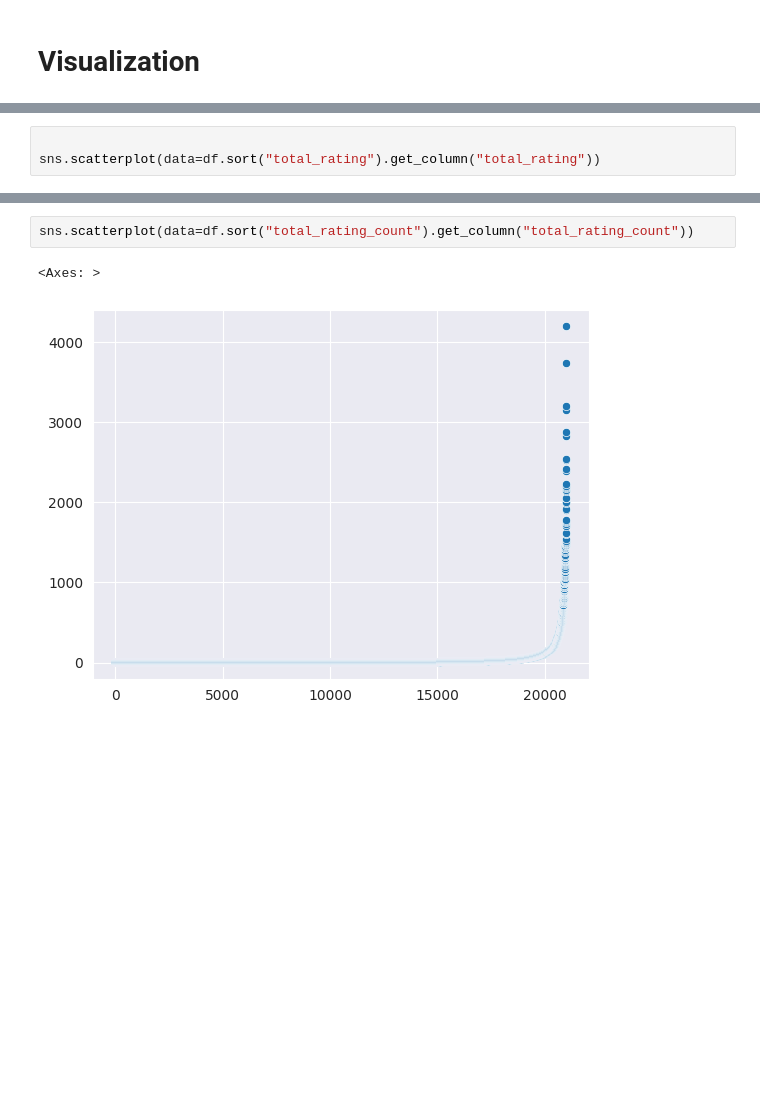
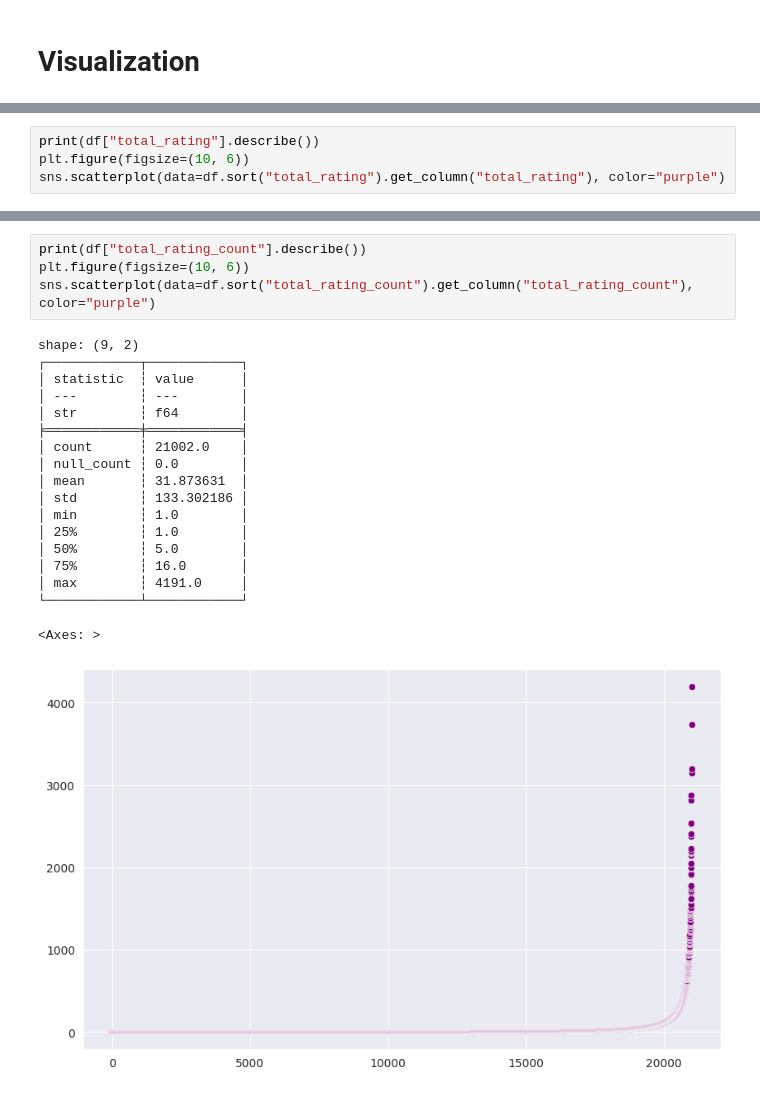
Before and after one commit to anekil/game-on, a Jupyter notebook: backend/website/recommendation/data_overview.ipynb, the cells around one changed output, grey strips where cells are left out. Drawn from its saved outputs; the diff is of its cells as text; blank space fills up the shorter version.

```diff
--- a/backend/website/recommendation/data_overview.ipynb
+++ b/backend/website/recommendation/data_overview.ipynb
@@ -314,6 +52,7 @@ shape: (1, 9)
 | str | str | str | i64 | i64 | list[str] | list[str] | list[str] | list[str] |
 | "Dota 2" | "Dota 2 is a mu… | "Each match of … | 85 | 568 | ["Strategy", "MOBA"] | ["Action", "Fantasy", "Warfare"] | ["ghosts", "bloody", … "the game ... | ["Multiplayer", "Co-operative"] |
 # %%
-
-sns.scatterplot(data=df.sort("total_rating").get_column("total_rating"))
+print(df["total_rating"].describe())
+plt.figure(figsize=(10, 6))
+sns.scatterplot(data=df.sort("total_rating").get_column("total_rating"), color="purple")
 # %% [output]
@@ -322,8 +77,26 @@ sns.scatterplot(data=df.sort("total_rating").get_column("total_rating"))
 # %%
-sns.scatterplot(data=df.sort("total_rating_count").get_column("total_rating_count"))
+print(df["total_rating_count"].describe())
+plt.figure(figsize=(10, 6))
+sns.scatterplot(data=df.sort("total_rating_count").get_column("total_rating_count"), color="purple")
 # %% [output]
-<Axes: >
+shape: (9, 2)
+┌────────────┬────────────┐
+│ statistic  ┆ value      │
+│ ---        ┆ ---        │
+│ str        ┆ f64        │
+╞════════════╪════════════╡
+│ count      ┆ 21002.0    │
+│ null_count ┆ 0.0        │
+│ mean       ┆ 31.873631  │
+│ std        ┆ 133.302186 │
+│ min        ┆ 1.0        │
+│ 25%        ┆ 1.0        │
+│ 50%        ┆ 5.0        │
+│ 75%        ┆ 16.0       │
+│ max        ┆ 4191.0     │
+└────────────┴────────────┘
+<Axes: >
-[figure, old version]
+[figure, new version]
 # %%
 from matplotlib import pyplot as plt
 
```
Also changed, not shown: parts of 18 cells of this notebook, 1 other file.
